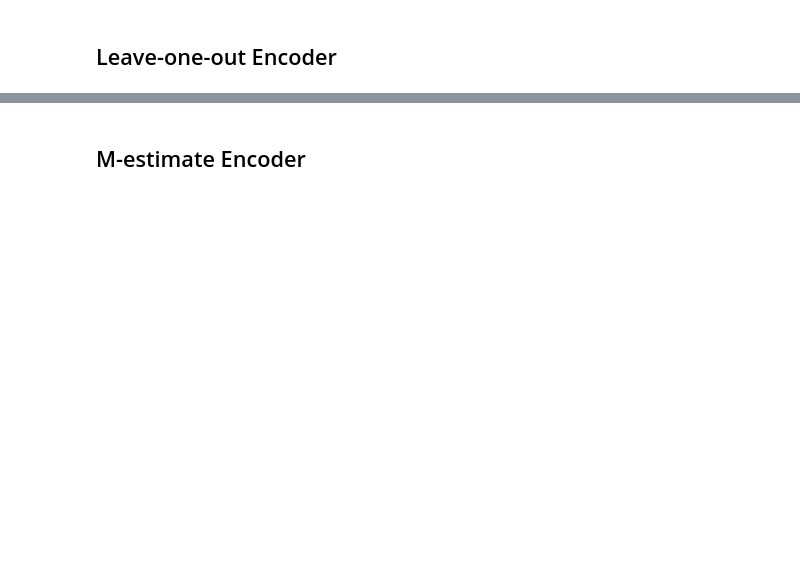
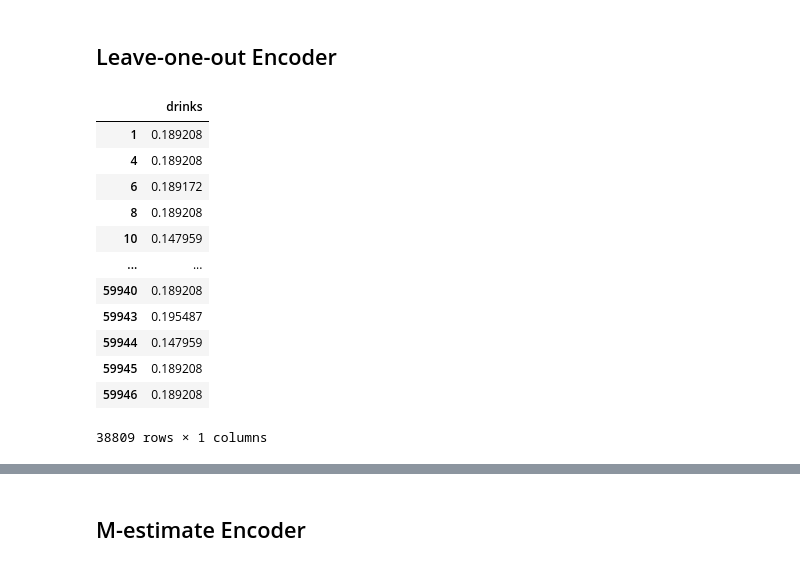
Before and after one commit to DrCesar/Compiler, a Jupyter notebook: DS6011_HT04.ipynb, the cells around one changed output, grey strips where cells are left out. Drawn from its saved outputs; the diff is of its cells as text; code cells hidden in the pictures; blank space fills up the shorter version.

```diff
--- a/DS6011_HT04.ipynb
+++ b/DS6011_HT04.ipynb
@@ -442,0 +581,17 @@ Utilizando el ejemplo de prueba
+# %%
+loo_enc = LeaveOneOutEncoder()
+loo_enc.fit_transform(df[col_cat], df['Class_enc'])
+# %% [output]
+|  | drinks |
+| 1 | 0.189208 |
+| 4 | 0.189208 |
+| 6 | 0.189172 |
+| 8 | 0.189208 |
+| 10 | 0.147959 |
+| ... | ... |
+| 59940 | 0.189208 |
+| 59943 | 0.195487 |
+| 59944 | 0.147959 |
+| 59945 | 0.189208 |
+| 59946 | 0.189208 |
+38809 rows × 1 columns
```
Also changed, not shown: parts of 30 cells of this notebook.
